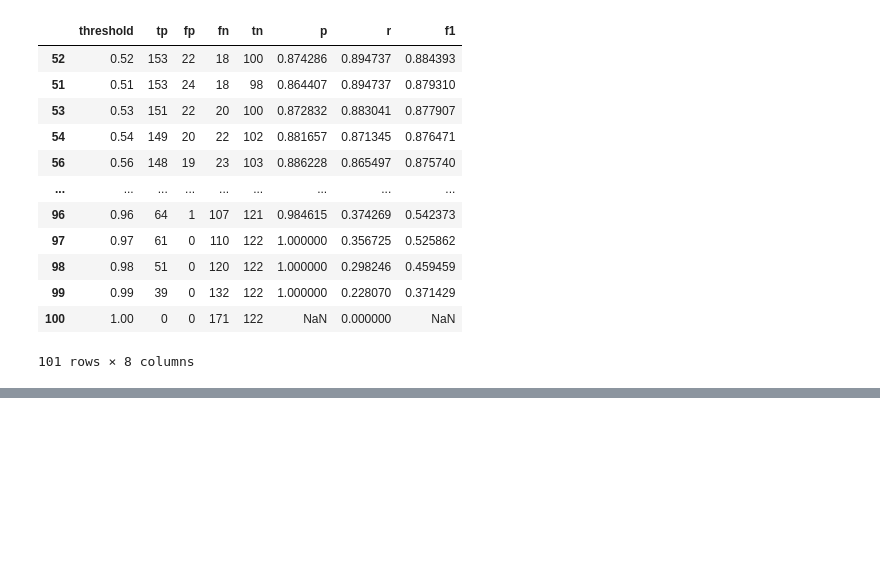
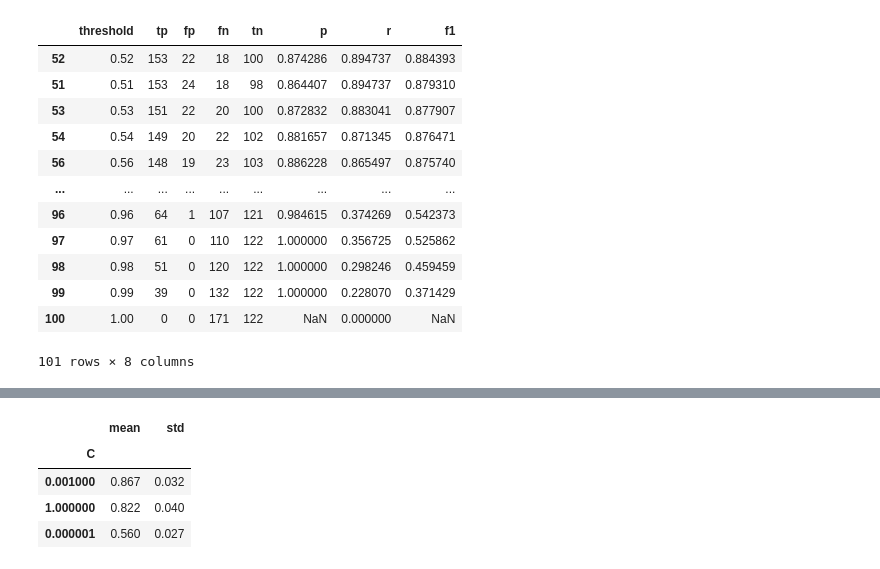
Before and after one commit to lautarocolli/machine-learning-zoomcamp-homework, a Jupyter notebook: 04-evaluation/homework.ipynb, the cells around one changed output, grey strips where cells are left out. Saved outputs shown, nothing was run; the diff lists cells and outputs as text; code cells hidden in the pictures; blank space fills up the shorter version.

```diff
--- a/04-evaluation/homework.ipynb
+++ b/04-evaluation/homework.ipynb
@@ -306,0 +332,4 @@ df_scores.sort_values('f1', ascending=False)
+# %%
+columns = list(df.columns)
+columns.remove('converted')
+columns
@@ -306,0 +417,39 @@ df_scores.sort_values('f1', ascending=False)
+# %%
+def kf_test(df, C):
+    scores = {}
+    for fold, (idx_train,idx_test) in enumerate(kf.split(df_full_train)):
+        print(f'Fold {fold}')
+        df_train = df_full_train.iloc[idx_train]
+        df_val = df_full_train.iloc[idx_test]
+
+        y_train = df_train.converted.values
+        y_val = df_val.converted.values
+
+        dv = DictVectorizer()
+        X_train = dv.fit_transform(df_train[columns].to_dict(orient='records'))
+        X_val = dv.transform(df_val[columns].to_dict(orient='records'))
+
+        model = LogisticRegression(solver='liblinear', C=C, max_iter=1000)
+        model.fit(X_train,y_train)
+
+        model_pred = model.predict_proba(X_val)[:,1]
+
+        score = round(roc_auc_score(y_val,model_pred),4)
+        print(f'ROC AUC: {score}\n')
+
+        scores[fold] = score
+    df_scores = pd.DataFrame.from_dict(scores, orient='index', columns=['roc_auc'])
+    df_scores['C'] = C
+    return df_scores
+# %%
+c_values = [0.000001, 0.001, 1]
+df_result = pd.DataFrame()
+
+for c in c_values:
+    print(f'C={c}')
+    df_temp = kf_test(df_full_train, c)
+    df_result = pd.concat([df_result, df_temp], ignore_index=True)
+    print(df_result)
+
+print("\nFinal Results:")
+print(df_result)
@@ -306,0 +474,8 @@ df_scores.sort_values('f1', ascending=False)
+# %%
+df_result.groupby('C').roc_auc.agg(['mean', 'std']).round(3).sort_values('mean', ascending=False)
+# %% [output]
+|  | mean | std |
+| C |  |  |
+| 0.001000 | 0.867 | 0.032 |
+| 1.000000 | 0.822 | 0.040 |
+| 0.000001 | 0.560 | 0.027 |
```
Also changed, not shown: parts of 9 cells of this notebook.
